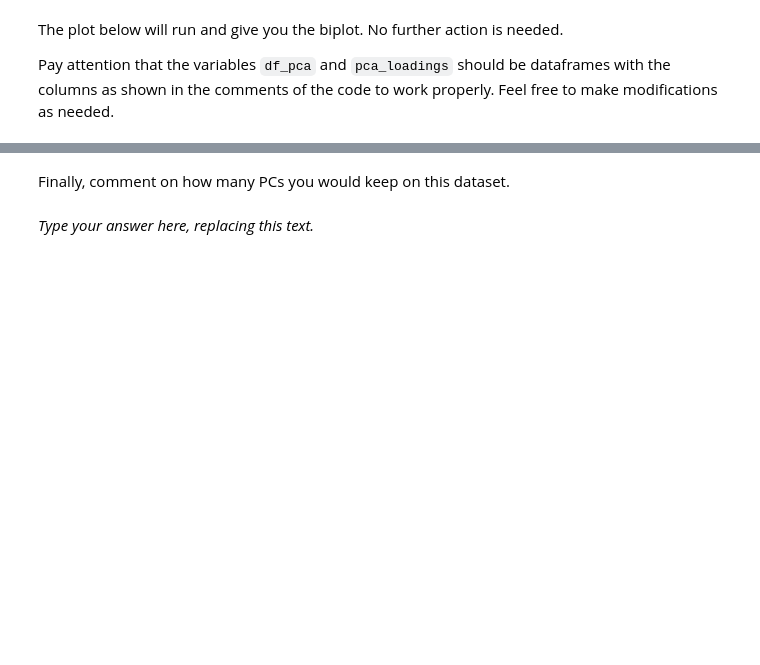
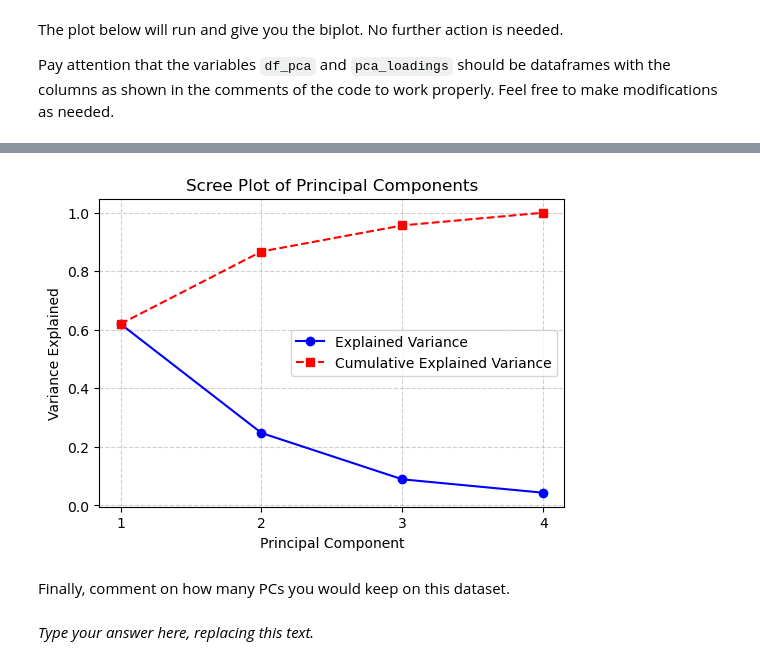
Before and after one commit to Ingridsm21/Data_Analysis, a Jupyter notebook: clinic4/clinic4-dr.ipynb, the cells around one changed output, grey strips where cells are left out. Drawn from its saved outputs; the diff is of its cells as text; code cells hidden in the pictures; blank space fills up the shorter version.

```diff
--- a/clinic4/clinic4-dr.ipynb
+++ b/clinic4/clinic4-dr.ipynb
@@ -743,7 +798,11 @@ Do we need scaling or not and why? If so include it in the code below.
 # %%
 #your code goes here
 #compute variance
-var = ...
+var = df.var()
+print(var)
+#scale the data if needed, store result to X
+X = StandardScaler().fit_transform(df)
 
-#scale the data if needed, store result to X
-X = ...
+X = pd.DataFrame(X, columns=df.columns, index=df.index)
+
+print( X.head())
@@ -755,11 +826,17 @@ _Type your answer here, replacing this text._
 # transform the data to get the principal components
 # store the results to the following dataframes
 
+pca = PCA(n_components=4)  # Since we have 4 variables
+pca.fit(X)
 #pca result on the data
 #use pd.Dataframe(..., columns=['PC1', 'PC2', 'PC3', 'PC4'], index=X.index)
-df_pca = ...
+df_pca = pd.DataFrame(pca.transform(X), columns=['PC1', 'PC2', 'PC3', 'PC4'], index=df.index)
 
 
 #contributions of original variables to PCs
 #use pd.Dataframe(..., index=df.columns, columns=['V1', 'V2', 'V3', 'V4'])
-pca_loadings = ...
+pca_loadings =  pd.DataFrame(pca.components_.T, index=df.columns, columns=['V1', 'V2', 'V3', 'V4'])
+
+# Display results
+print("\nPCA Result:\n", df_pca.head())
+print("\nPCA Loadings:\n", pca_loadings)
@@ -805,6 +909,29 @@ ax2.arrow(0,0,pca_loadings.V1[3], -pca_loadings.V2[3]);
 # %%
 #compute the pca explained_variance ratio and the cumulative explained variance ratio
 #plot the scree plot
+
+explained_variance = pca.explained_variance_ratio_
+cum_exp_variance = np.cumsum(explained_variance)
+
+# Plot Scree Plot
+plt.figure(figsize=(6, 4))
+plt.plot(np.arange(1, len(explained_variance) + 1), explained_variance, marker='o', linestyle='-', color='b', label="Explained Variance")
+plt.plot(np.arange(1, len(cum_exp_variance) + 1), cum_exp_variance, marker='s', linestyle='--', color='r', label="Cumulative Explained Variance")
+
+# Labels and title
+plt.xlabel("Principal Component")
+plt.ylabel("Variance Explained")
+plt.title("Scree Plot of Principal Components")
+plt.xticks(np.arange(1, len(explained_variance) + 1))
+plt.legend()
+
+# Grid for better readability
+plt.grid(True, linestyle='--', alpha=0.6)
+
+# Show plot
+plt.show()
+# %% [output]
+[figure, added]
 # %% [markdown]
 Finally, comment on how many PCs you would keep on this dataset.
 # %% [markdown]
```
Also changed, not shown: parts of 13 cells of this notebook, 18 other files.
